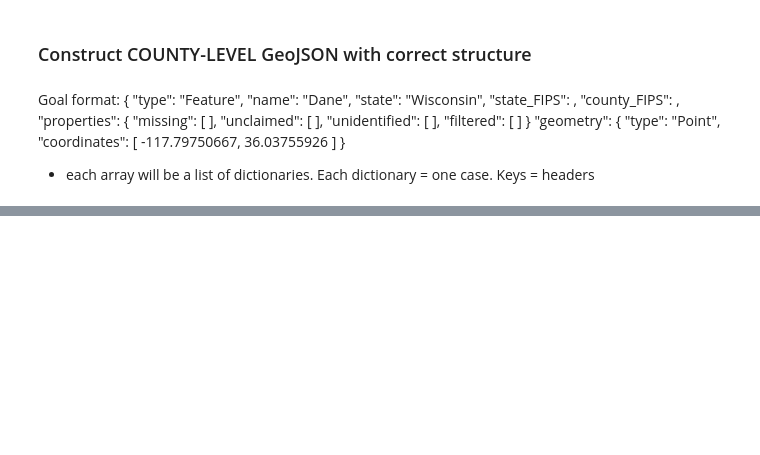
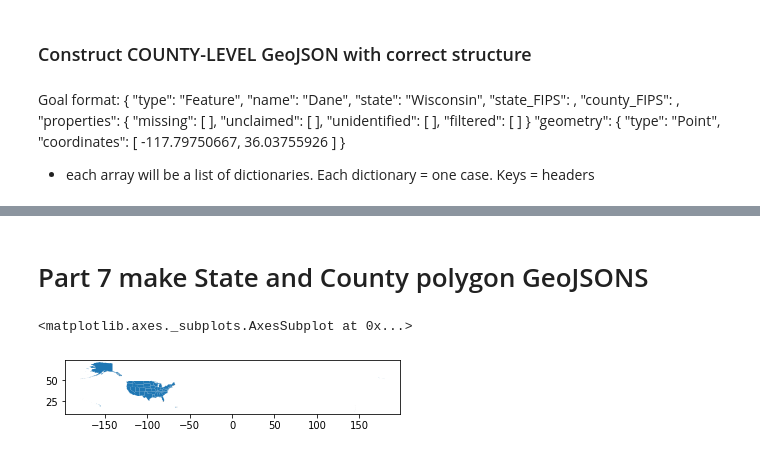
Before and after one commit to Christopher-Pierson/The-Lost-People, a Jupyter notebook: data/Data_mgmt_v2.ipynb, the cells around one changed output, grey strips where cells are left out. Saved outputs shown, nothing was run; the diff lists cells and outputs as text; code cells hidden in the pictures; blank space fills up the shorter version.

Commit message:
Add state and county polygon GeoJSONs

```diff
--- a/data/Data_mgmt_v2.ipynb
+++ b/data/Data_mgmt_v2.ipynb
@@ -2183,3 +1103,13 @@ print(type(county_geojson))
 # Save as new json file
 with open('JSON/county_geojson.json', 'w', encoding='utf-8') as json_file:
     json_file.write(county_geojson)
+# %% [markdown]
+# Part 7 make State and County polygon GeoJSONS
+# %%
+# Load state shapefile
+state_gdf = gpd.read_file('Shapefiles/state_polygons.shp')
+# %%
+state_gdf.plot()
+# %% [output]
+<matplotlib.axes._subplots.AxesSubplot at 0x...>
+[figure, added]
```
Also changed, not shown: parts of 145 cells of this notebook, 18 other files.
